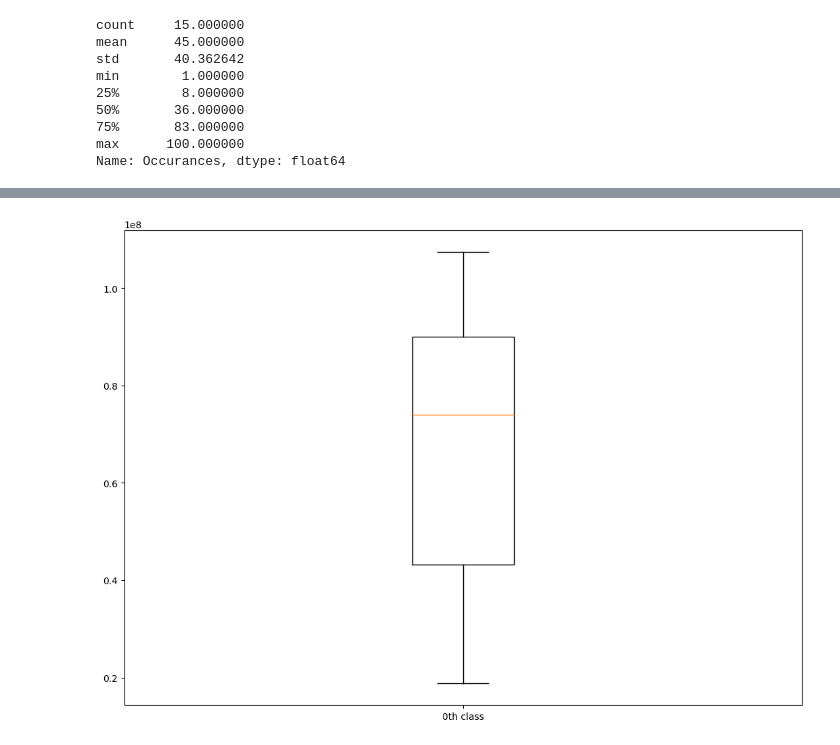
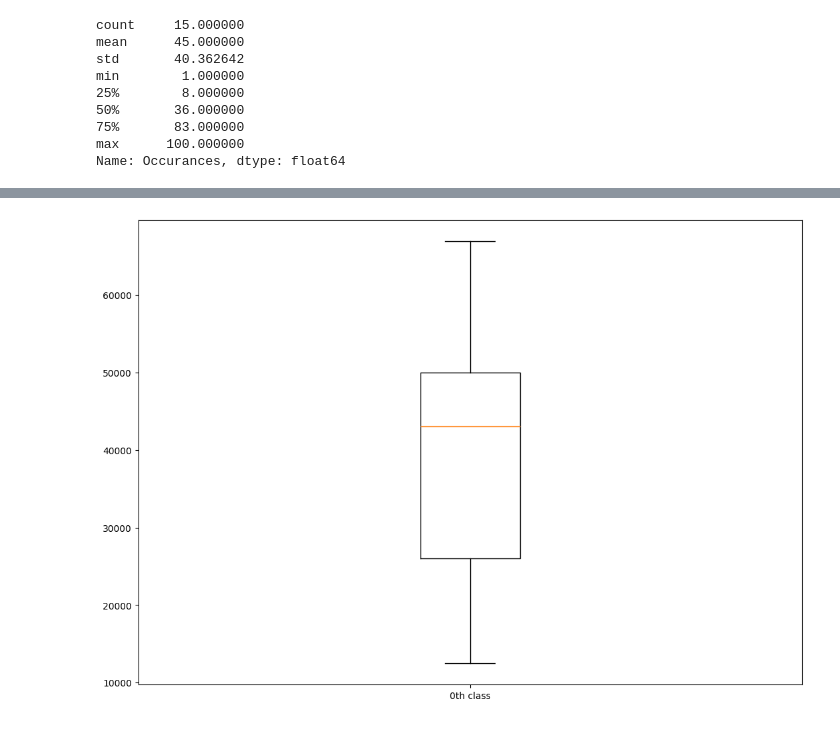
Before and after one commit to one2clouds/Pengwin-Challenge, a Jupyter notebook: zzz_tests/EDA.ipynb, the cells around one changed output, grey strips where cells are left out. Drawn from its saved outputs; the diff is of its cells as text; code cells hidden in the pictures.

Commit message:
submission up to 67% 31%

```diff
--- a/zzz_tests/EDA.ipynb
+++ b/zzz_tests/EDA.ipynb
@@ -74,7 +104,7 @@ KeyError: 'Occurances'
 # %%
 import pandas as pd
 # %%
-df = pd.read_csv("/home/shirshak/Pengwin_Submission_Portal/zzz_tests/get_all_size_as_list.csv").drop('Unnamed: 0', axis=1)#.drop(['Unnamed: 0', 'Name'], axis=1)
+df = pd.read_csv("/home/shirshak/Pengwin_Submission_Portal/zzz_tests/get_all_size_as_list_new.csv").drop('Unnamed: 0', axis=1)#.drop(['Unnamed: 0', 'Name'], axis=1)
 # %%
 df
 # %% [output]
@@ -101,4 +131,5 @@ Index(['Label', 'Mean Pixel Counts and Occurances'], dtype='object')
 # %%
+import ast
 def convert_string_to_list(data):
-    data = list(map(int, data.strip('[]').split(', ')))
+    data = ast.literal_eval(data)
     return data
@@ -107,15 +159,15 @@ df['Mean Pixel Counts and Occurances'].apply(convert_string_to_list)
 # %%
 import matplotlib.pyplot as plt
 import numpy as np
 
 fig = plt.figure(figsize =(10, 7))
 
 # Creating axes instance
 ax = fig.add_axes([0, 0, 1, 1])
 
 
-ax.boxplot(np.array(df['Mean Pixel Counts and Occurances'].apply(convert_string_to_list)[0]))
+ax.boxplot(np.array(df['All Pixel Counts and Occurances'].apply(convert_string_to_list)[0]))
 ax.set_xticklabels(['0th class'])
 plt.show()
 # %% [output]
-[figure, old version]
+[figure, new version]
```
Also changed, not shown: parts of 12 cells of this notebook, 8 other files.
